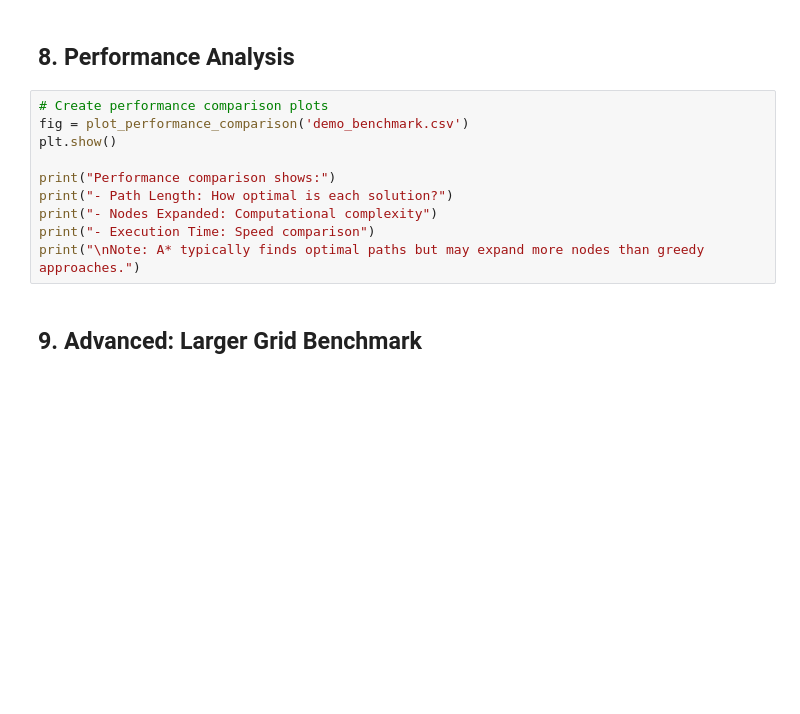
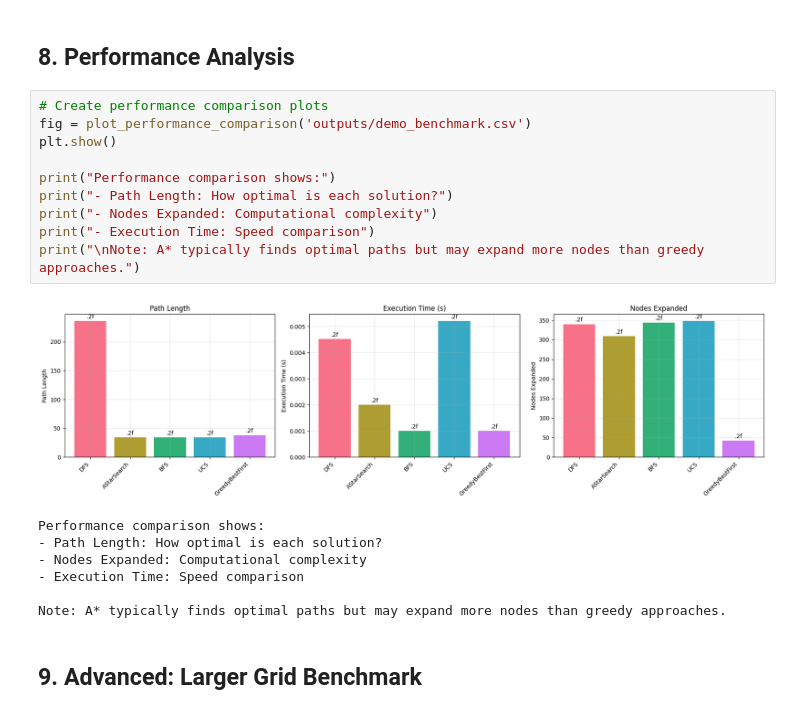
Before and after one commit to htham-eituc/AI1_search-algorithms, a Jupyter notebook: src/notebooks/05_grid_visualization_demo.ipynb, the cells around one changed output. Saved outputs shown, nothing was run; the diff lists cells and outputs as text; blank space fills up the shorter version.

Commit message:
[Fix] Visualization

```diff
--- a/src/notebooks/05_grid_visualization_demo.ipynb
+++ b/src/notebooks/05_grid_visualization_demo.ipynb
@@ -230,14 +237,22 @@ print(benchmark_df.to_string(index=False))
 ## 8. Performance Analysis
 # %%
 # Create performance comparison plots
-fig = plot_performance_comparison('demo_benchmark.csv')
+fig = plot_performance_comparison('outputs/demo_benchmark.csv')
 plt.show()
 
 print("Performance comparison shows:")
 print("- Path Length: How optimal is each solution?")
 print("- Nodes Expanded: Computational complexity")
 print("- Execution Time: Speed comparison")
 print("\nNote: A* typically finds optimal paths but may expand more nodes than greedy approaches.")
+# %% [output]
+[figure, added]
+Performance comparison shows:
+- Path Length: How optimal is each solution?
+- Nodes Expanded: Computational complexity
+- Execution Time: Speed comparison
+
+Note: A* typically finds optimal paths but may expand more nodes than greedy approaches.
 # %% [markdown]
 ## 9. Advanced: Larger Grid Benchmark
 # %%
```
Also changed, not shown: parts of 9 cells of this notebook, 8 other files.
